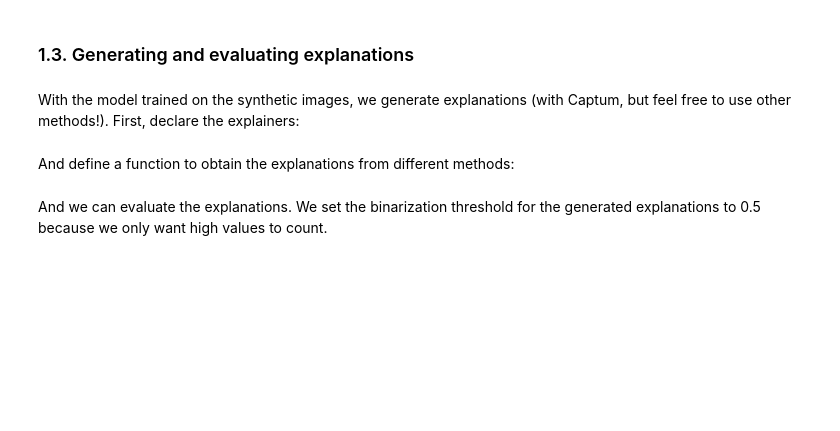
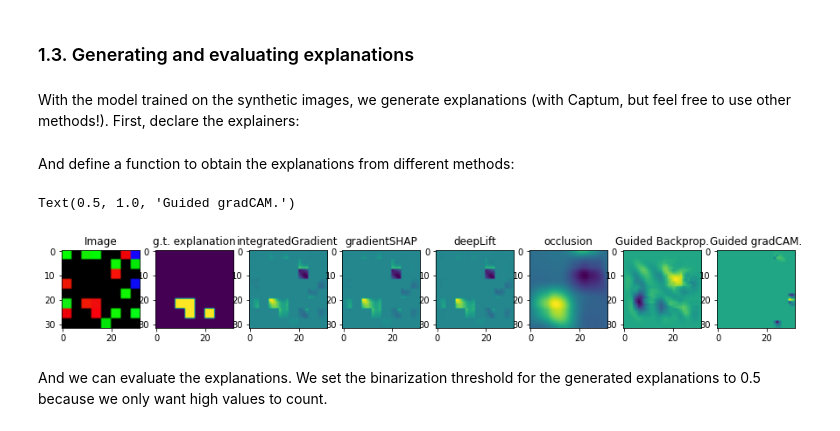
Before and after one commit to chus-chus/teex, a Jupyter notebook: TAIAOexp/_demos/notebooks/evaluating_saliency_maps.ipynb, the cells around one changed output. Drawn from its saved outputs; the diff is of its cells as text; code cells hidden in the pictures; blank space fills up the shorter version.

```diff
--- a/TAIAOexp/_demos/notebooks/evaluating_saliency_maps.ipynb
+++ b/TAIAOexp/_demos/notebooks/evaluating_saliency_maps.ipynb
@@ -241,6 +231,29 @@ with open('TAIAOexp/_demos/notebooks/temp/expsSynth.pickle', 'wb') as handle:
 with open('TAIAOexp/_demos/notebooks/temp/expsSynth.pickle', 'rb') as handle:
     gradShapExpsTest, intGradExpsTest, deepLiftExpsTest, occlusionExpsTest,\
         gBackPropExpsTest, gGradCAMExpsTest = pickle.load(handle)
+# %%
+i = 10
+
+fig, axs = plt.subplots(1, 8, figsize=(15,15))
+axs[0].imshow(XTest[yTest == 1][i].permute(1, 2, 0))
+axs[0].set_title('Image')
+axs[1].imshow(expsTest[yTest == 1][i])
+axs[1].set_title('g.t. explanation')
+axs[2].imshow(intGradExpsTest[i])
+axs[2].set_title('integratedGradient')
+axs[3].imshow(gradShapExpsTest[i])
+axs[3].set_title('gradientSHAP')
+axs[4].imshow(deepLiftExpsTest[i])
+axs[4].set_title('deepLift')
+axs[5].imshow(occlusionExpsTest[i])
+axs[5].set_title('occlusion')
+axs[6].imshow(gBackPropExpsTest[i])
+axs[6].set_title('Guided Backprop.')
+axs[7].imshow(gGradCAMExpsTest[i])
+axs[7].set_title('Guided gradCAM.')
+# %% [output]
+Text(0.5, 1.0, 'Guided gradCAM.')
+[figure, added]
 # %% [markdown]
 And we can evaluate the explanations. We set the binarization threshold for the generated explanations to 0.5 because we only want high values to count.
 # %%
```
Also changed, not shown: parts of 25 cells of this notebook, 5 other files.
